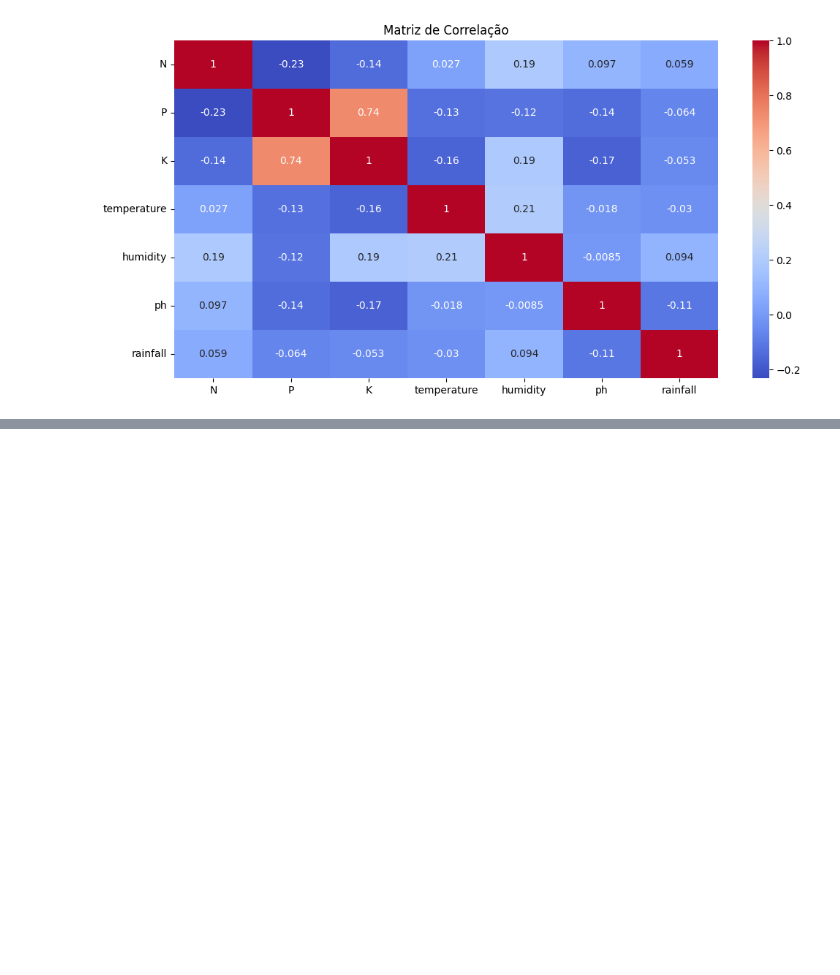
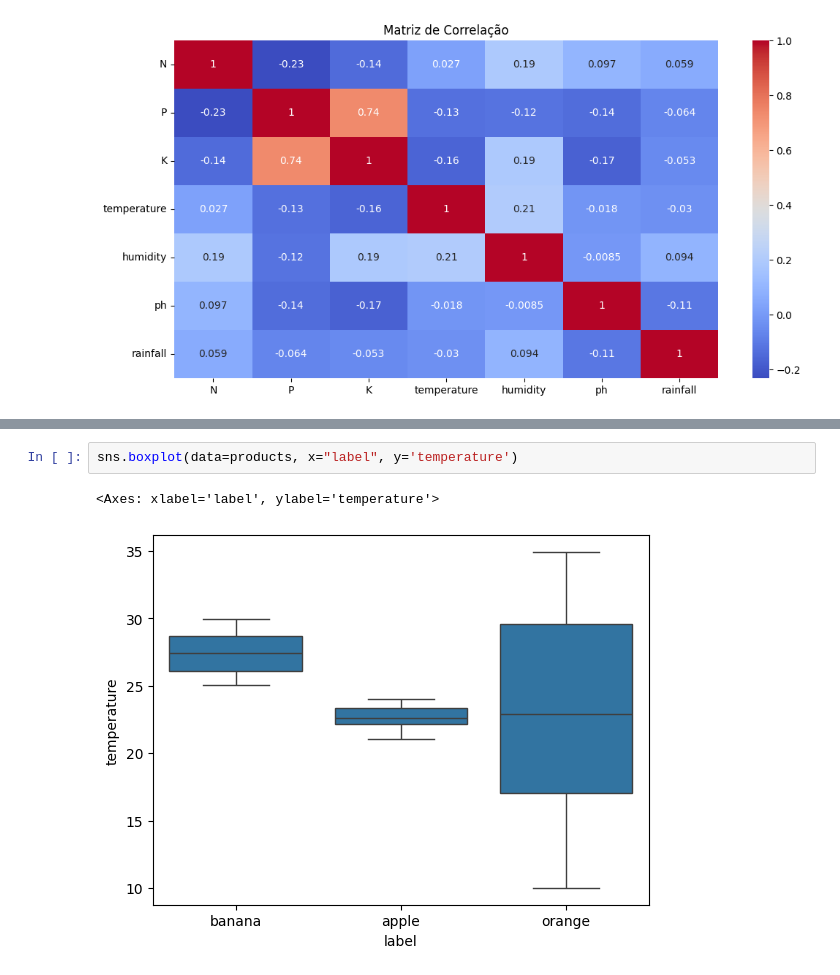
Before and after one commit to DiogoBotton/Machine_Learning_Training_Learn, a Jupyter notebook: Fiap_Cap14_Treinamento_ML/Atividade/Tecnica_Aprendizado_Maquina.ipynb, the cells around one changed output, grey strips where cells are left out. Saved outputs shown, nothing was run; the diff lists cells and outputs as text; blank space fills up the shorter version.

```diff
--- a/Fiap_Cap14_Treinamento_ML/Atividade/Tecnica_Aprendizado_Maquina.ipynb
+++ b/Fiap_Cap14_Treinamento_ML/Atividade/Tecnica_Aprendizado_Maquina.ipynb
@@ -133,0 +202,5 @@ plt.show()
+# %%
+sns.boxplot(data=products, x="label", y='temperature')
+# %% [output]
+<Axes: xlabel='label', ylabel='temperature'>
+[figure, added]
```
Also changed, not shown: parts of 25 cells of this notebook.
